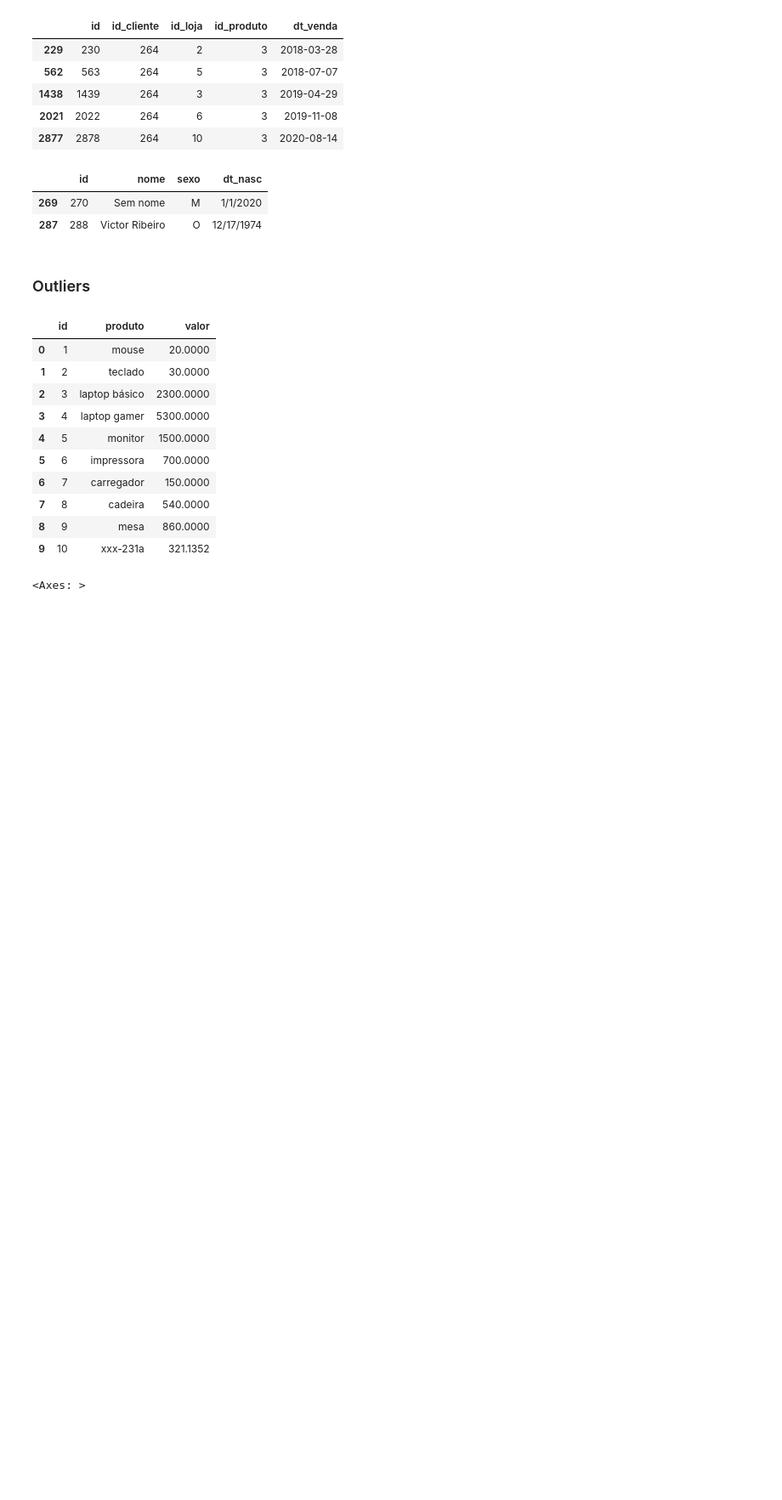
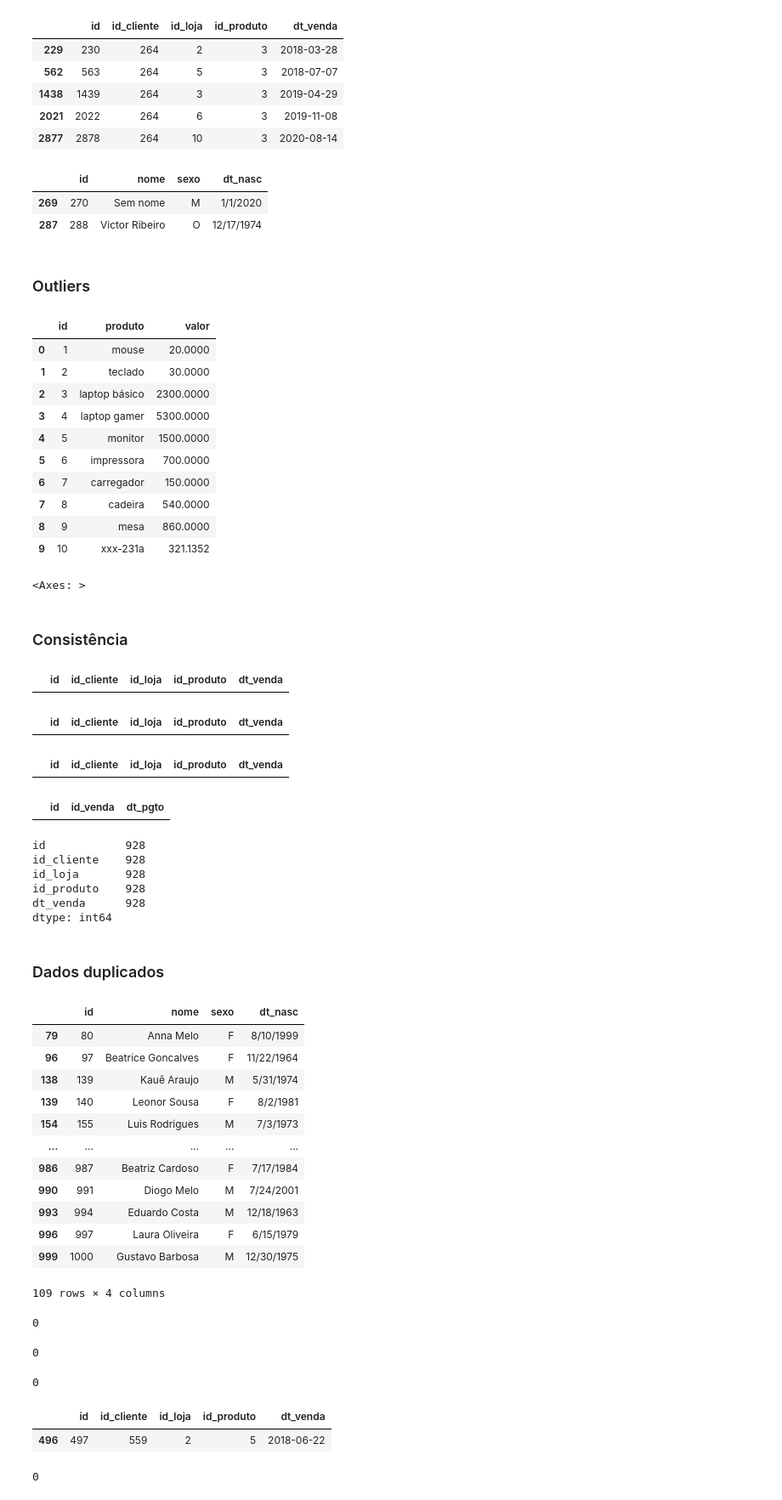
Before and after one commit to thaiisfaustino/Analise-contexto-loja, a Jupyter notebook: notebooks/analise-descritiva.ipynb, the cells around one changed output. Shown: that part at 85% size. Cells and saved outputs as stored; diff of their text form; code cells hidden in the pictures; blank space fills up the shorter version.

Commit message:
Update analise-descritiva.ipynb
analise da consistência, formato de dados e dados duplicados

```diff
--- a/notebooks/analise-descritiva.ipynb
+++ b/notebooks/analise-descritiva.ipynb
@@ -173,3 +173,76 @@ df_produtos
 df_produtos.boxplot(column=['valor'])
 # %% [output]
 <Axes: >
+# %% [markdown]
+### Consistência
+# %%
+# Verificando se alguma venda não possui cliente
+df_vendas[~df_vendas.id_cliente.isin(df_clientes.id)]
+# %% [output]
+|  | id | id_cliente | id_loja | id_produto | dt_venda |
+# %%
+# Verificando se alguma venda não está no df_lojas
+df_vendas[~df_vendas.id_loja.isin(df_lojas.id)]
+# %% [output]
+|  | id | id_cliente | id_loja | id_produto | dt_venda |
+# %%
+# Verificando se algum id_produto não está no df_produtos
+df_vendas[~df_vendas.id_produto.isin(df_produtos.id)]
+# %% [output]
+|  | id | id_cliente | id_loja | id_produto | dt_venda |
+# %%
+# Pagamento sem id_venda
+df_pagamentos[~df_pagamentos.id_venda.isin(df_vendas.id)]
+# %% [output]
+|  | id | id_venda | dt_pgto |
+# %%
+# Verificando quais vendas não geraram pagamentos
+df_vendas[~df_vendas.id.isin(df_pagamentos.id_venda)].count()
+# %% [output]
+id            928
+id_cliente    928
+id_loja       928
+id_produto    928
+dt_venda      928
+dtype: int64
+# %% [markdown]
+### Dados duplicados
+# %%
+df_clientes[df_clientes.nome.duplicated()]
+# %% [output]
+|  | id | nome | sexo | dt_nasc |
+| 79 | 80 | Anna Melo | F | 8/10/1999 |
+| 96 | 97 | Beatrice Goncalves | F | 11/22/1964 |
+| 138 | 139 | Kauê Araujo | M | 5/31/1974 |
+| 139 | 140 | Leonor Sousa | F | 8/2/1981 |
+| 154 | 155 | Luis Rodrigues | M | 7/3/1973 |
+| ... | ... | ... | ... | ... |
+| 986 | 987 | Beatriz Cardoso | F | 7/17/1984 |
+| 990 | 991 | Diogo Melo | M | 7/24/2001 |
+| 993 | 994 | Eduardo Costa | M | 12/18/1963 |
+| 996 | 997 | Laura Oliveira | F | 6/15/1979 |
+| 999 | 1000 | Gustavo Barbosa | M | 12/30/1975 |
+109 rows × 4 columns
+# %%
+# Verificando se existe alguma linha identica, excluindo o id
+df_clientes.drop('id', axis=1).duplicated().sum()
+# %% [output]
+0
+# %%
+df_produtos.produto.duplicated().sum()
+# %% [output]
+0
+# %%
+df_lojas.cidade.duplicated().sum()
+# %% [output]
+0
+# %%
+# Pode ser indicativo de um dado duplicado ou que uma pessoa fez duas compras iguais no mesmo dia
+df_vendas[df_vendas.drop('id', axis=1).duplicated()]
+# %% [output]
+|  | id | id_cliente | id_loja | id_produto | dt_venda |
+| 496 | 497 | 559 | 2 | 5 | 2018-06-22 |
+# %%
+df_pagamentos.drop('id', axis=1).duplicated().sum()
+# %% [output]
+0
```
Also changed, not shown: parts of 6 cells of this notebook.
